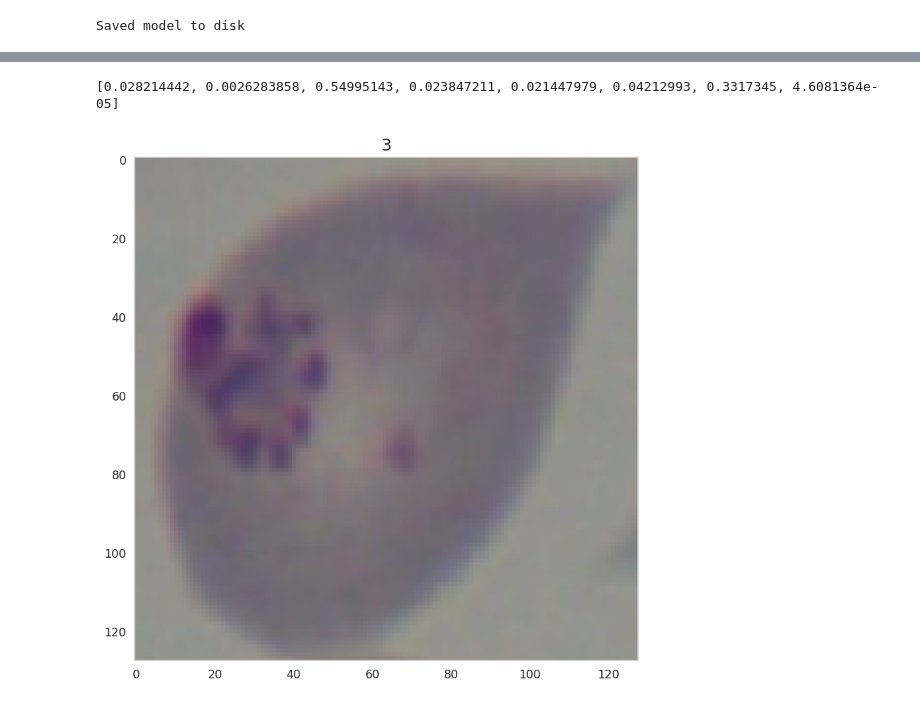
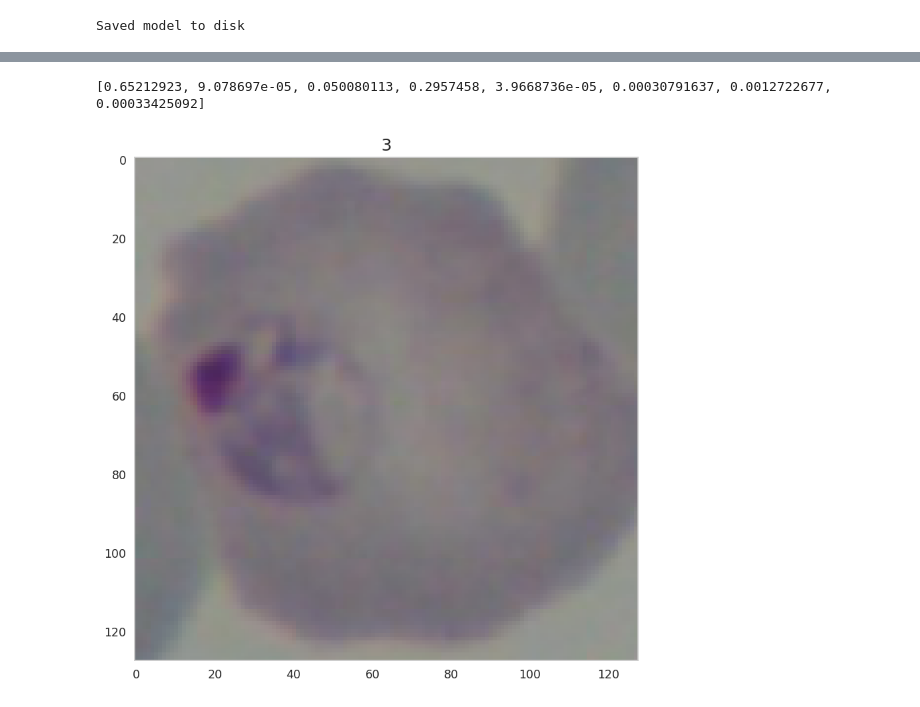
Before and after one commit to Lasulux/Midterm_Project, a Jupyter notebook: Malaria.ipynb, the cells around one changed output, grey strips where cells are left out. Cells and saved outputs as stored; diff of their text form; code cells hidden in the pictures.

```diff
--- a/Malaria.ipynb
+++ b/Malaria.ipynb
@@ -643,17 +716,17 @@ dict_keys(['loss', 'acc', 'val_loss', 'val_acc'])
 # %%
-image_number=122 #63, 120,121,122
-#testmodel = tf.keras.models.load_model("CNN.model")
+image_number=121 #63, 120,121,122
+testmodel = tf.keras.models.load_model('/content/CNN.model')
 testimage=np.expand_dims(tbboximages[image_number],axis=0) #class 2
 #testimage = np.expand_dims(resize(imread('/content/Capture.JPG'), (128, 128)),axis=0)
-prediction = model.predict(testimage)
+prediction = testmodel.predict(testimage)
 prediction = list(prediction[0])
 #print(prediction.index(max([prediction])))
 print(prediction)
 plt.figure(figsize=(8, 8))
 plt.title(tclasses[image_number])
 #plt.imshow(resize(imread('/content/Capture.JPG'), (128, 128)))
 plt.imshow(tbboximages[image_number])
 plt.show()
 # %% [output]
-[0.028214442, 0.0026283858, 0.54995143, 0.023847211, 0.021447979, 0.04212993, 0.3317345, 4.6081364e-05]
+[0.65212923, 9.078697e-05, 0.050080113, 0.2957458, 3.9668736e-05, 0.00030791637, 0.0012722677, 0.00033425092]
-[figure, old version]
+[figure, new version]
```
Also changed, not shown: parts of 18 cells of this notebook.
